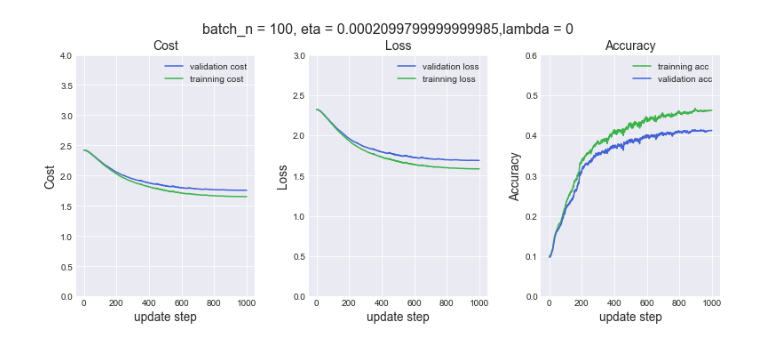
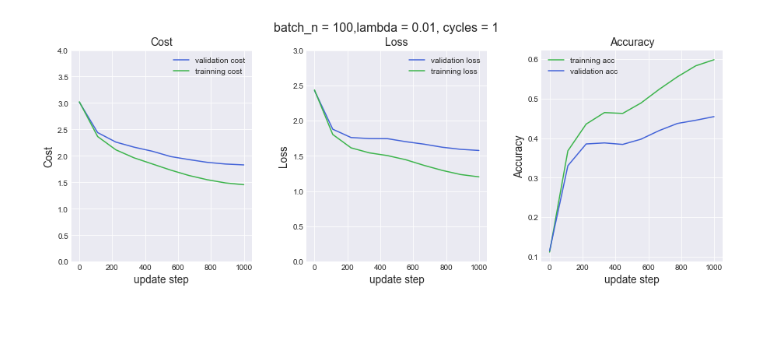
Before and after one commit to msarrias/deep-learning-KTH-DD2424, a Jupyter notebook: assignment-2/assignment-2.ipynb, the cells around one changed output. Saved outputs shown, nothing was run; the diff lists cells and outputs as text; code cells hidden in the pictures; blank space fills up the shorter version.

```diff
--- a/assignment-2/assignment-2.ipynb
+++ b/assignment-2/assignment-2.ipynb
@@ -20,2 +15,5 @@ test_data = f.LoadBatch(os.path.join(path,'test_batch'))
+# %%
+#Load pre-processed data
+training_data, validation_data, test_data = f.LoadBatch(path, 'data_batch_1', 'data_batch_2', 'test_batch')
 # %%
 #initialize weights and bias:
@@ -94,12 +68,9 @@ plt.show()
 ##Exercise 3:
 GD_params = f.params(n_batch=100, eta=0, n_epochs=10)
 W_1_c, b_1_c, W_2_c, b_2_c, cf_train_c, cf_val_c, cl_train_c, cl_val_c, acc_train_c, acc_val_c = MiniBatchGD(
-    50, 1e-5, 1e-1, 500, 1, trainning_data.data, trainning_data.labels,trainning_data.y,
-    validation_data.data, validation_data.labels, validation_data.y,
-    GD_params, lambda_=0.01
-)
+    50, 9, 1e-5, 1e-1, 500, 1, training_data, validation_data,GD_params, 0.01)
 # %%
-plot_cf_loss_acc_vs_step_counter(cf_val_c, cf_train_c, acc_train_c, acc_val_c, cl_train_c, cl_val_c, GD_params,lambda_=0,
-                                 out_filename=os.path.join(result_pics,'none'))
+plot_cf_loss_acc_vs_step_counter(cf_val_c, cf_train_c, acc_train_c, acc_val_c, cl_train_c, cl_val_c, GD_params,lambda_=0.01,
+                                 out_filename=os.path.join(result_pics,'test2'))
 # %% [output]
-[figure, old version]
+[figure, new version]
```
Also changed, not shown: parts of 37 cells of this notebook, 16 other files.
